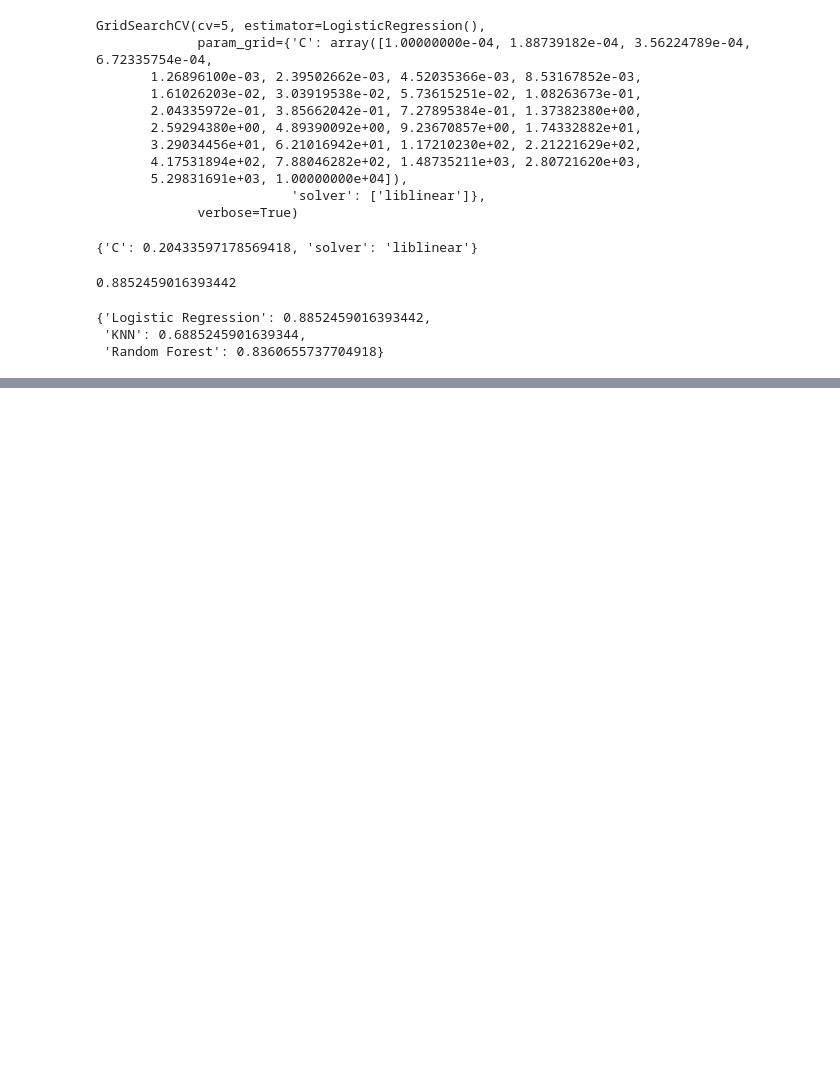
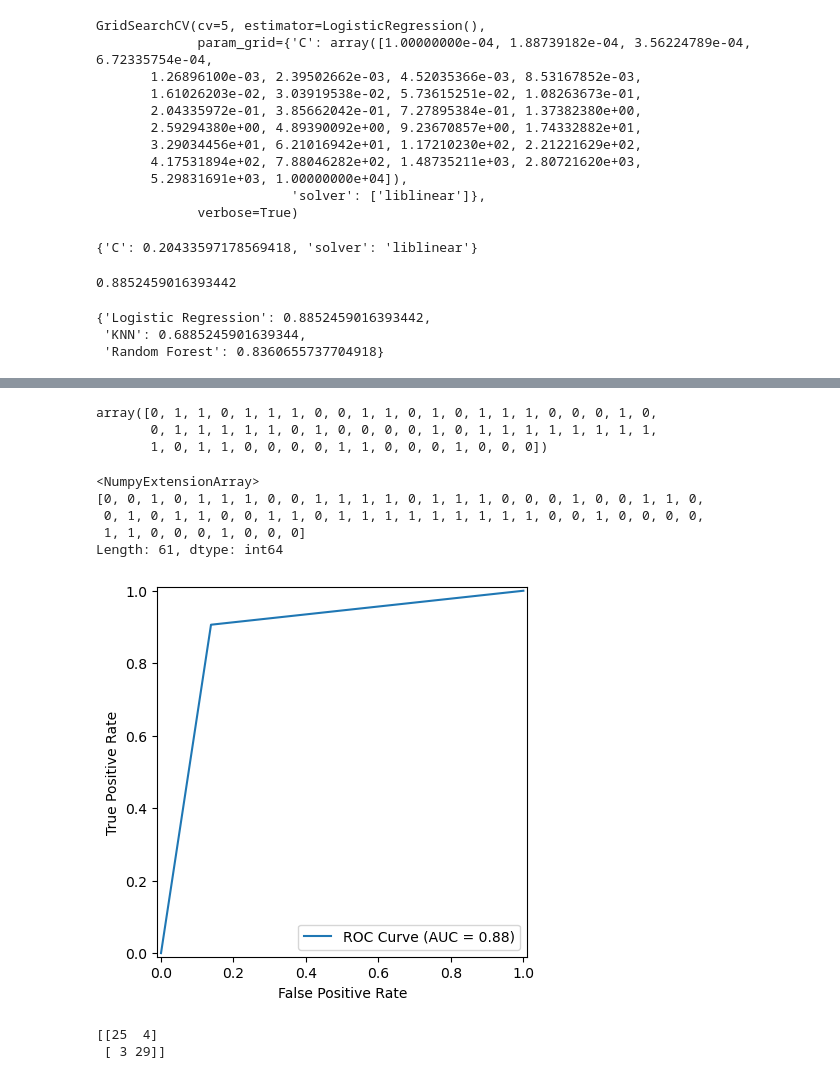
Before and after one commit to Md-Aziz-Developer/heart-disease-classfication, a Jupyter notebook: end-to-end-heart-disease-classification.ipynb, the cells around one changed output, grey strips where cells are left out. Cells and saved outputs as stored; diff of their text form; code cells hidden in the pictures; blank space fills up the shorter version.

```diff
--- a/end-to-end-heart-disease-classification.ipynb
+++ b/end-to-end-heart-disease-classification.ipynb
@@ -720,0 +734,32 @@ model_scores
+# %%
+# Make a predictions with tunned model
+y_preds=gs_log_reg.predict(X_test)
+# %%
+y_preds
+# %% [output]
+array([0, 1, 1, 0, 1, 1, 1, 0, 0, 1, 1, 0, 1, 0, 1, 1, 1, 0, 0, 0, 1, 0,
+       0, 1, 1, 1, 1, 1, 0, 1, 0, 0, 0, 0, 1, 0, 1, 1, 1, 1, 1, 1, 1, 1,
+       1, 0, 1, 1, 0, 0, 0, 0, 1, 1, 0, 0, 0, 1, 0, 0, 0])
+# %%
+pd.array(y_test)
+# %% [output]
+<NumpyExtensionArray>
+[0, 0, 1, 0, 1, 1, 1, 0, 0, 1, 1, 1, 1, 0, 1, 1, 1, 0, 0, 0, 1, 0, 0, 1, 1, 0,
+ 0, 1, 0, 1, 1, 0, 0, 1, 1, 0, 1, 1, 1, 1, 1, 1, 1, 1, 1, 0, 0, 1, 0, 0, 0, 0,
+ 1, 1, 0, 0, 0, 1, 0, 0, 0]
+Length: 61, dtype: int64
+# %%
+# Plot ROC curve and calculate and calculate AUC metric
+fpr,tpr, thresholds=roc_curve(y_test,y_preds)
+roc_auc=auc(fpr,tpr)
+display=RocCurveDisplay(fpr=fpr,tpr=tpr,roc_auc=roc_auc,estimator_name="ROC Curve")
+display.plot()
+plt.show()
+# %% [output]
+[figure, added]
+# %%
+# Confusion matrix
+print(confusion_matrix(y_test,y_preds))
+# %% [output]
+[[25  4]
+ [ 3 29]]
```
Also changed, not shown: parts of 21 cells of this notebook.
